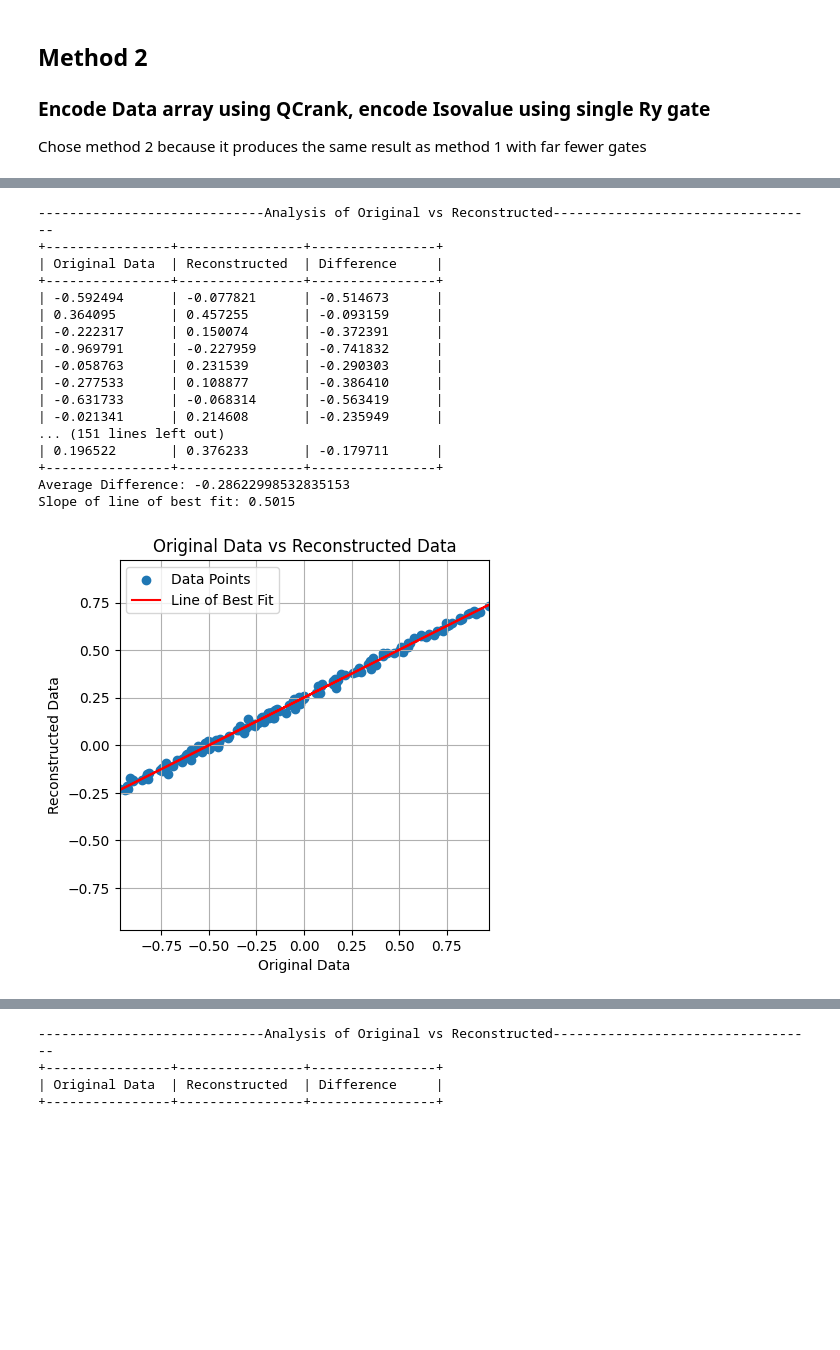
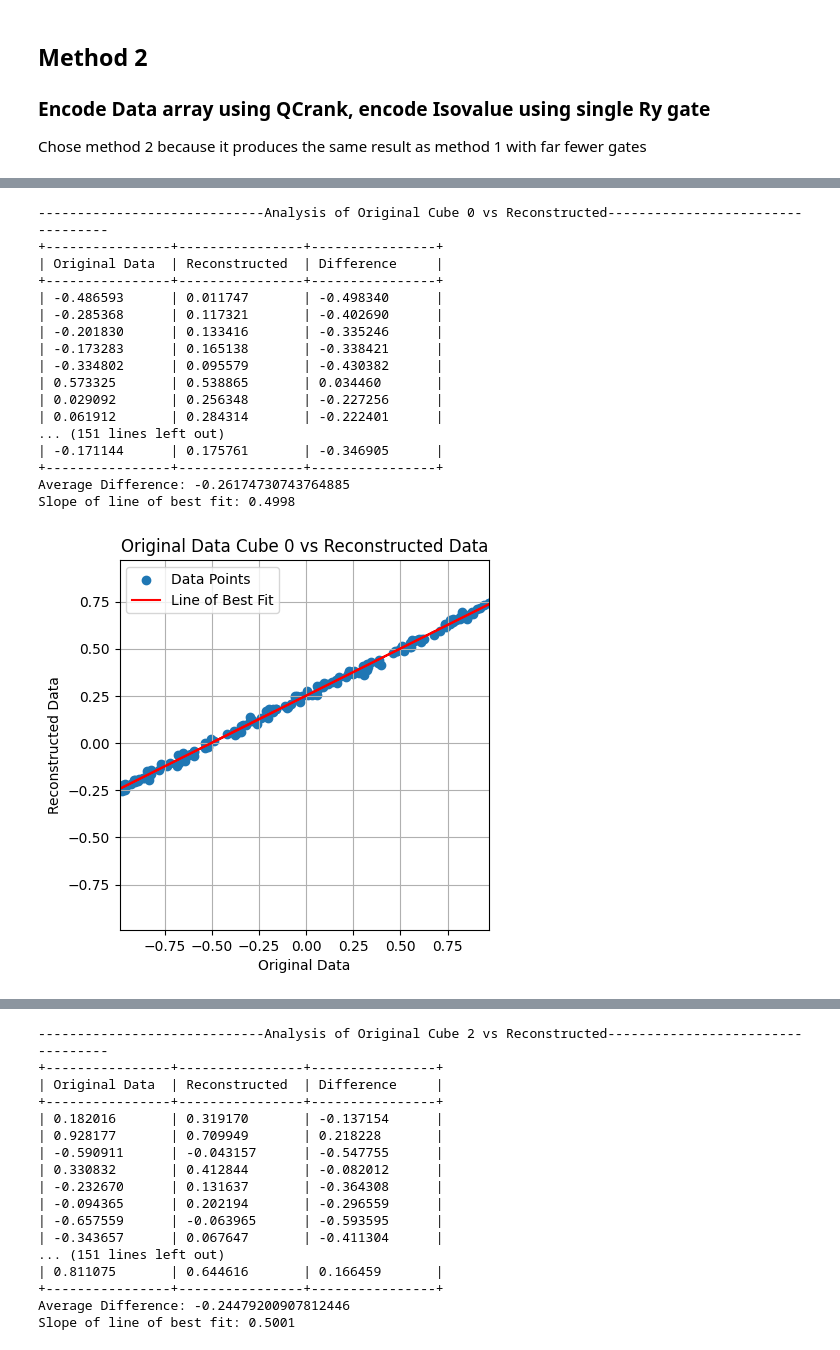
Before and after one commit to Burned357Waffles/Marching-Qubes-Thesis, a Jupyter notebook: ehands_qcrank_comparator_exploration.ipynb, the cells around one changed output, grey strips where cells are left out. Saved outputs shown, nothing was run; the diff lists cells and outputs as text; code cells hidden in the pictures; blank space fills up the shorter version.

Commit message:
working with n cubes

```diff
--- a/ehands_qcrank_comparator_exploration.ipynb
+++ b/ehands_qcrank_comparator_exploration.ipynb
@@ -227,8 +227,8 @@ def initialize_n_data(n_cubes, data_range, make_iso_array=False, isovalue=0.5):
     if make_iso_array:
         n_arr -= 1
 
-    data_inp = np.random.uniform(data_range[0], data_range[1], size=(n_data, nq_data, n_cubes))
-    print(data_inp)
+    data_inp = np.random.uniform(data_range[0], data_range[1], size=(n_data, nq_data, 1))
+    print(f"data shape: {data_inp.shape}")
 
     if make_iso_array:
         data_inp.append(np.full((n_data, 1), isovalue))
@@ -262,21 +264,24 @@ def encode_with_qcrank_2(data_args, useCZ=False, measure=True, barrier=True):
         'qcrankObj': qcrankObj
     }
 # %%
-def analyze_all_qcrank_residuals(data_args, recoveredL, all_data_list, all_rec_list, verbose=False):
+def analyze_all_qcrank_residuals(data_args, data_rec, all_data_list, all_rec_list, verbose=False):
     # Iterate over all input arrays
     for i in range(data_args['nq_data']):
         # Save data and recovered to lists
-        all_data_list[i].append(data_args['data_inp'][i, :, :])
-        all_rec_list[i].append(recoveredL[i])
+        data_slice = data_args['data_inp'][:, i:i+1, :]
+        rec_slice = data_rec[:, i:i+1, :]
+
+        all_data_list[i].append(data_slice)
+        all_rec_list[i].append(rec_slice)
 
         # QCrank analysis
         print(f"Analyzing residuals for array {i}")
-        analyze_qcrank_residuals(data_args['data_inp'][i, :, :], recoveredL[i])
+        analyze_qcrank_residuals(data_slice, rec_slice)
 
         if verbose:
-            print(f'\nCube original data:\n', data_args['data_inp'][i, :, :].T)
-            print(f'Reconstructed data:\n', recoveredL[i].T)
-            print(f'Difference:\n', (data_args['data_inp'][i, :, :] - recoveredL[i]).T)
+            print(f'\nCube original data:\n', data_slice)
+            print(f'Reconstructed data:\n', rec_slice)
+            print(f'Difference:\n', (data_slice - rec_slice))
             if i > 2:
                 break
 # %%
@@ -340,16 +345,10 @@ def test_qcrank_ehands_single_iso_n_data(n_cubes):
         qcrankObj = qcrank_encoding_args['qcrankObj']
         data_rec, data_recErr = qcrankObj.reco_from_yields(countsL)
 
-        recoveredL = []
-        recoveredErrL = []
-        for i in range(data_args['nq_data']):
-            recoveredL.append(data_rec[:, i, :].reshape(data_args['n_data'], 1))
-            recoveredErrL.append(data_recErr[:, i, :].reshape(data_args['n_data'], 1))
-
         shpad = n_shots / 2**data_args['nq_addr']
         print(f'Shots per address: {shpad:.1f}, relative error ~ {1/np.sqrt(shpad):.3f}')
 
-        analyze_all_qcrank_residuals(data_args, recoveredL, all_data_list, all_rec_list, verbose=verbose)
+        analyze_all_qcrank_residuals(data_args, data_rec, all_data_list, all_rec_list, verbose=verbose)
 
         # verbose for first iteration to draw circuit
         verbose = False
@@ -398,48 +397,48 @@ ValueError: operands could not be broadcast together with shapes (4,) (8,)
 # %%
 for i in range(n_cubes):
-    print("-----------------------------Analysis of Original vs Reconstructed----------------------------------")
+    print(f"-----------------------------Analysis of Original Cube {i} vs Reconstructed----------------------------------")
     avg_dif = 0
     print("+----------------+----------------+----------------+")
     print("| Original Data  | Reconstructed  | Difference     |")
     print("+----------------+----------------+----------------+")
 
     for o, r in zip(np.concatenate(all_data_list[i]).flatten(),
                     np.concatenate(all_rec_list[i]).flatten()):
         dif = o - r
         avg_dif += dif
         print(f"| {o:<14.6f} | {r:<14.6f} | {dif:<14.6f} |")
 
     print("+----------------+----------------+----------------+")
 
     n_points = len(np.concatenate(all_data_list[i]).flatten())
     avg_dif /= n_points
 
     print(f"Average Difference: {avg_dif}")
 
 
-    title = 'Original Data vs Reconstructed Data'
+    title = f'Original Data Cube {i} vs Reconstructed Data'
     x_label = 'Original Data'
     y_label = 'Reconstructed Data'
     legend = 'Data Points'
     plot_residuals(np.concatenate(all_rec_list[i]).flatten(),
                     np.concatenate(all_data_list[i]).flatten(),
                     title, x_label, y_label, legend)
 # %% [output]
------------------------------Analysis of Original vs Reconstructed----------------------------------
+-----------------------------Analysis of Original Cube 0 vs Reconstructed----------------------------------
 +----------------+----------------+----------------+
 | Original Data  | Reconstructed  | Difference     |
 +----------------+----------------+----------------+
-| -0.592494      | -0.077821      | -0.514673      |
-| 0.364095       | 0.457255       | -0.093159      |
-| -0.222317      | 0.150074       | -0.372391      |
-| -0.969791      | -0.227959      | -0.741832      |
-| -0.058763      | 0.231539       | -0.290303      |
-| -0.277533      | 0.108877       | -0.386410      |
-| -0.631733      | -0.068314      | -0.563419      |
-| -0.021341      | 0.214608       | -0.235949      |
+| -0.486593      | 0.011747       | -0.498340      |
+| -0.285368      | 0.117321       | -0.402690      |
+| -0.201830      | 0.133416       | -0.335246      |
+| -0.173283      | 0.165138       | -0.338421      |
+| -0.334802      | 0.095579       | -0.430382      |
+| 0.573325       | 0.538865       | 0.034460       |
+| 0.029092       | 0.256348       | -0.227256      |
+| 0.061912       | 0.284314       | -0.222401      |
 ... (151 lines left out)
-| 0.196522       | 0.376233       | -0.179711      |
+| -0.171144      | 0.175761       | -0.346905      |
 +----------------+----------------+----------------+
-Average Difference: -0.28622998532835153
-Slope of line of best fit: 0.5015
+Average Difference: -0.26174730743764885
+Slope of line of best fit: 0.4998
-[figure, old version]
+[figure, new version]
@@ -464,4 +463,17 @@ Slope of line of best fit: 0.4984
------------------------------Analysis of Original vs Reconstructed----------------------------------
+-----------------------------Analysis of Original Cube 2 vs Reconstructed----------------------------------
 +----------------+----------------+----------------+
 | Original Data  | Reconstructed  | Difference     |
 +----------------+----------------+----------------+
+| 0.182016       | 0.319170       | -0.137154      |
+| 0.928177       | 0.709949       | 0.218228       |
+| -0.590911      | -0.043157      | -0.547755      |
+| 0.330832       | 0.412844       | -0.082012      |
+| -0.232670      | 0.131637       | -0.364308      |
+| -0.094365      | 0.202194       | -0.296559      |
+| -0.657559      | -0.063965      | -0.593595      |
+| -0.343657      | 0.067647       | -0.411304      |
+... (151 lines left out)
+| 0.811075       | 0.644616       | 0.166459       |
++----------------+----------------+----------------+
+Average Difference: -0.24479200907812446
+Slope of line of best fit: 0.5001
```
Also changed, not shown: parts of 3 cells of this notebook.
